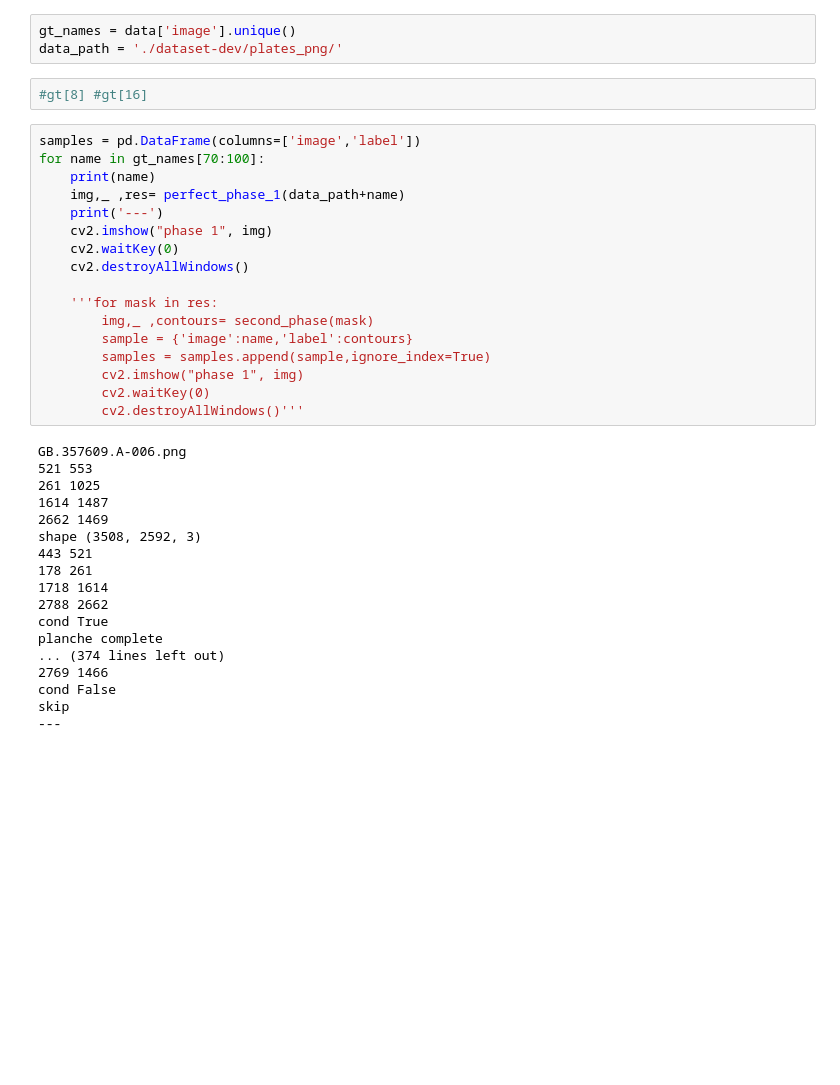
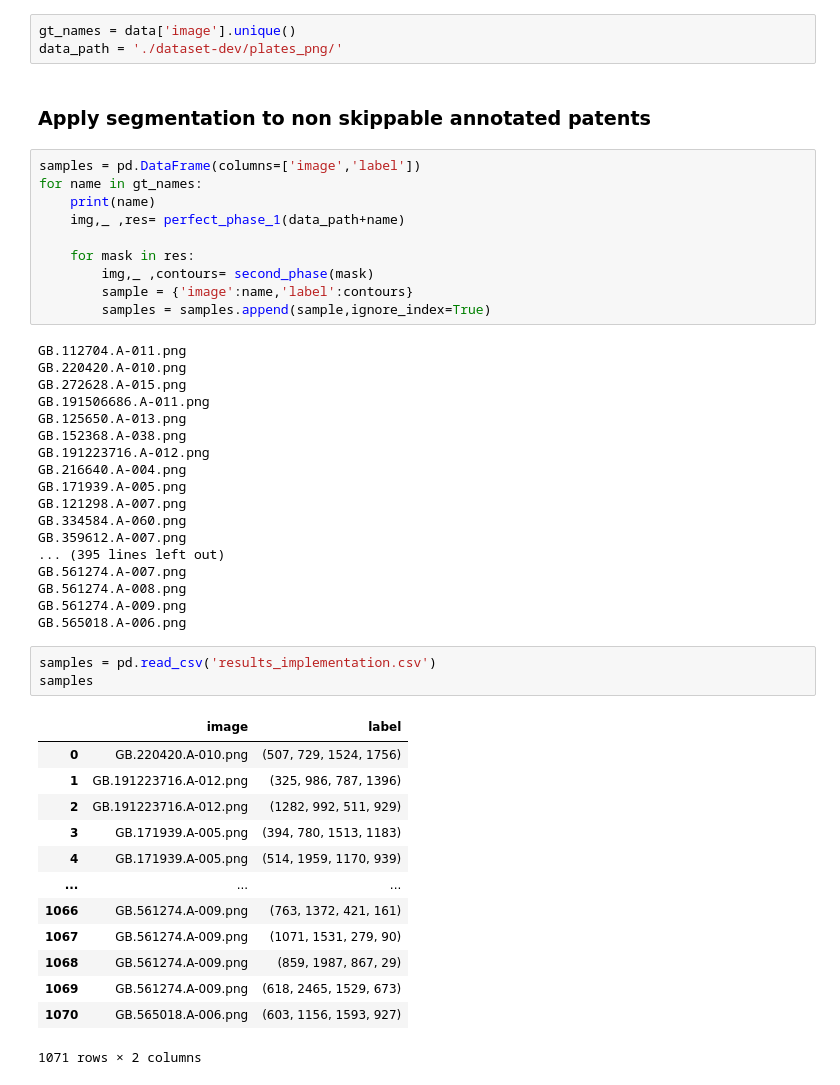
Before and after one commit to hadiyahya11/patent_seg, a Jupyter notebook: contour_seg.ipynb, the cells around one changed output. Cells and saved outputs as stored; diff of their text form; blank space fills up the shorter version.

```diff
--- a/contour_seg.ipynb
+++ b/contour_seg.ipynb
@@ -302,43 +281,53 @@ data
 # %%
 gt_names = data['image'].unique()
 data_path = './dataset-dev/plates_png/'
-# %%
-#gt[8] #gt[16]
+# %% [markdown]
+### Apply segmentation to non skippable annotated patents
 # %%
 samples = pd.DataFrame(columns=['image','label'])
-for name in gt_names[70:100]:
+for name in gt_names:
     print(name)
     img,_ ,res= perfect_phase_1(data_path+name)
-    print('---')
-    cv2.imshow("phase 1", img)
-    cv2.waitKey(0)
-    cv2.destroyAllWindows()
 
-    '''for mask in res:
+    for mask in res:
         img,_ ,contours= second_phase(mask)
         sample = {'image':name,'label':contours}
         samples = samples.append(sample,ignore_index=True)
-        cv2.imshow("phase 1", img)
-        cv2.waitKey(0)
-        cv2.destroyAllWindows()'''
 # %% [output]
-GB.357609.A-006.png
-521 553
-261 1025
-1614 1487
-2662 1469
-shape (3508, 2592, 3)
-443 521
-178 261
-1718 1614
-2788 2662
-cond True
-planche complete
-... (374 lines left out)
-2769 1466
-cond False
-skip
----
+GB.112704.A-011.png
+GB.220420.A-010.png
+GB.272628.A-015.png
+GB.191506686.A-011.png
+GB.125650.A-013.png
+GB.152368.A-038.png
+GB.191223716.A-012.png
+GB.216640.A-004.png
+GB.171939.A-005.png
+GB.121298.A-007.png
+GB.334584.A-060.png
+GB.359612.A-007.png
+... (395 lines left out)
+GB.561274.A-007.png
+GB.561274.A-008.png
+GB.561274.A-009.png
+GB.565018.A-006.png
+# %%
+samples = pd.read_csv('results_implementation.csv')
+samples
+# %% [output]
+|  | image | label |
+| 0 | GB.220420.A-010.png | (507, 729, 1524, 1756) |
+| 1 | GB.191223716.A-012.png | (325, 986, 787, 1396) |
+| 2 | GB.191223716.A-012.png | (1282, 992, 511, 929) |
+| 3 | GB.171939.A-005.png | (394, 780, 1513, 1183) |
+| 4 | GB.171939.A-005.png | (514, 1959, 1170, 939) |
+| ... | ... | ... |
+| 1066 | GB.561274.A-009.png | (763, 1372, 421, 161) |
+| 1067 | GB.561274.A-009.png | (1071, 1531, 279, 90) |
+| 1068 | GB.561274.A-009.png | (859, 1987, 867, 29) |
+| 1069 | GB.561274.A-009.png | (618, 2465, 1529, 673) |
+| 1070 | GB.565018.A-006.png | (603, 1156, 1593, 927) |
+1071 rows × 2 columns
 # %%
 samples = samples.explode('label',ignore_index=True)
 samples
```
Also changed, not shown: parts of 26 cells of this notebook.
